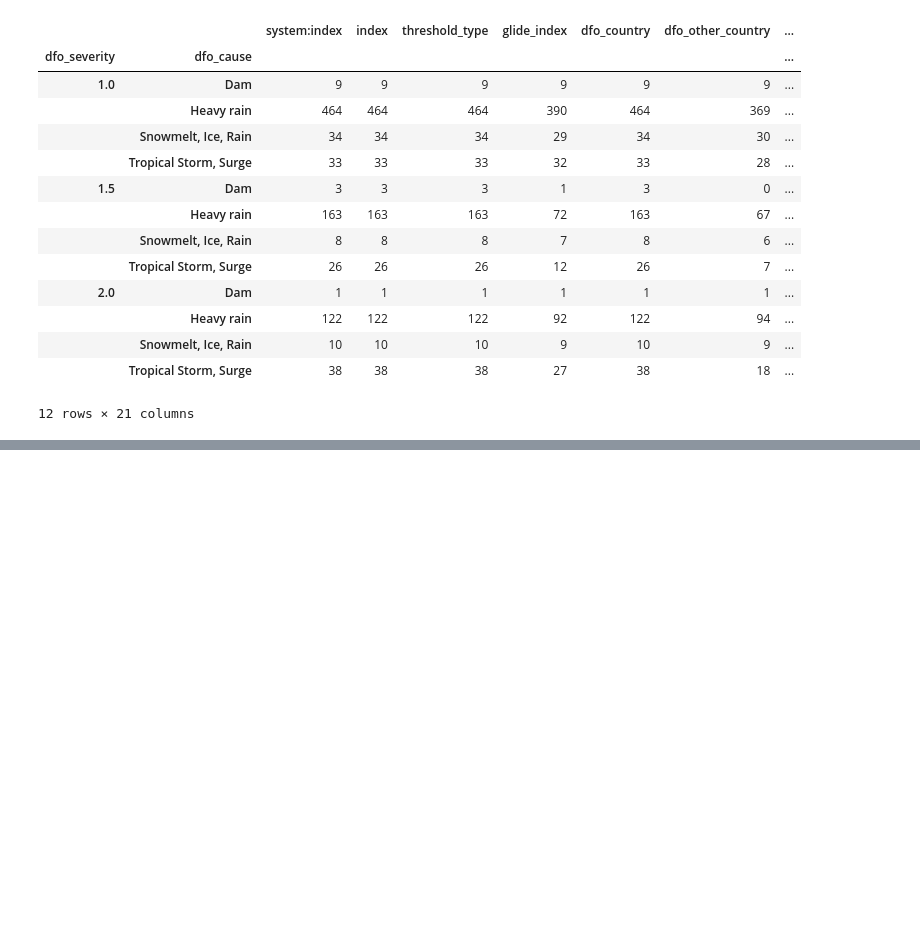
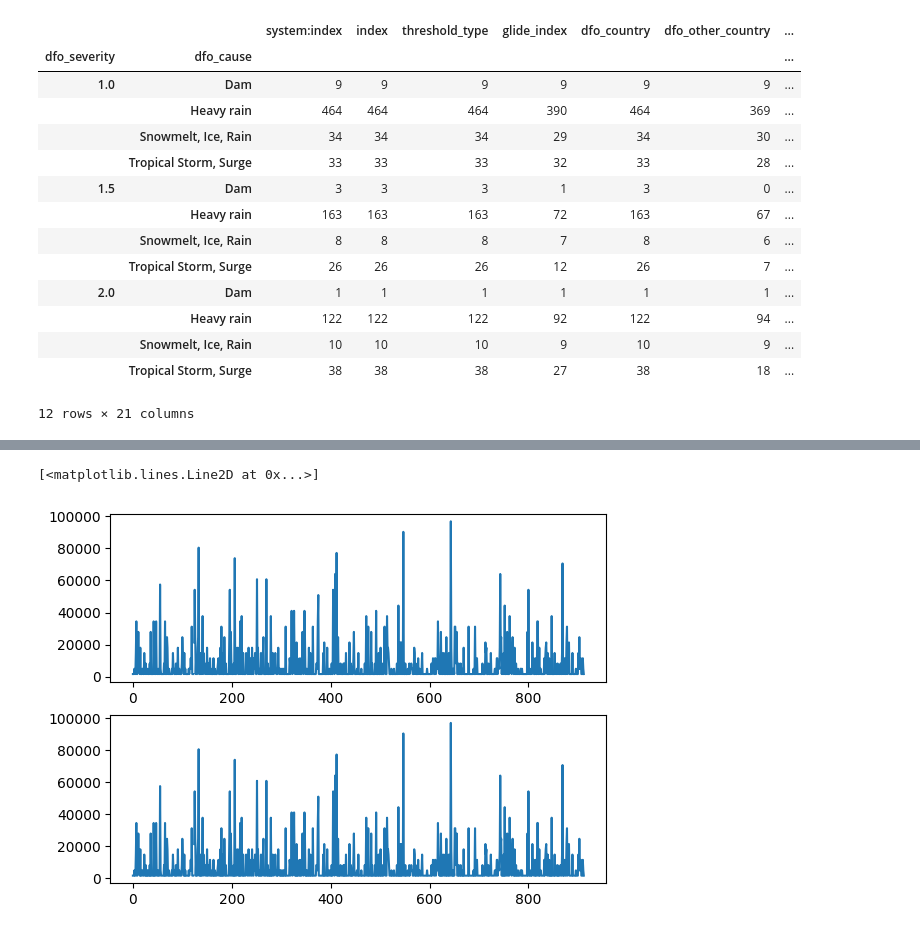
Before and after one commit to kittanaiwisetkhro/BSC_DPDM2025, a Jupyter notebook: Ch3_Data_Preprocessing.ipynb, the cells around one changed output, grey strips where cells are left out. Cells and saved outputs as stored; diff of their text form; code cells hidden in the pictures; blank space fills up the shorter version.

```diff
--- a/Ch3_Data_Preprocessing.ipynb
+++ b/Ch3_Data_Preprocessing.ipynb
@@ -242,0 +326,8 @@ df_sever2 = df_sever2.fillna({'dfo_cause': 'Tropical Storm, Surge'})
+# %%
+plt.subplot(2,1,1)
+plt.plot(df['gfd_area'])
+plt.subplot(2,1,2)
+plt.plot(df['gfd_area_bin'])
+# %% [output]
+[<matplotlib.lines.Line2D at 0x...>]
+[figure, added]
```
Also changed, not shown: parts of 28 cells of this notebook.
